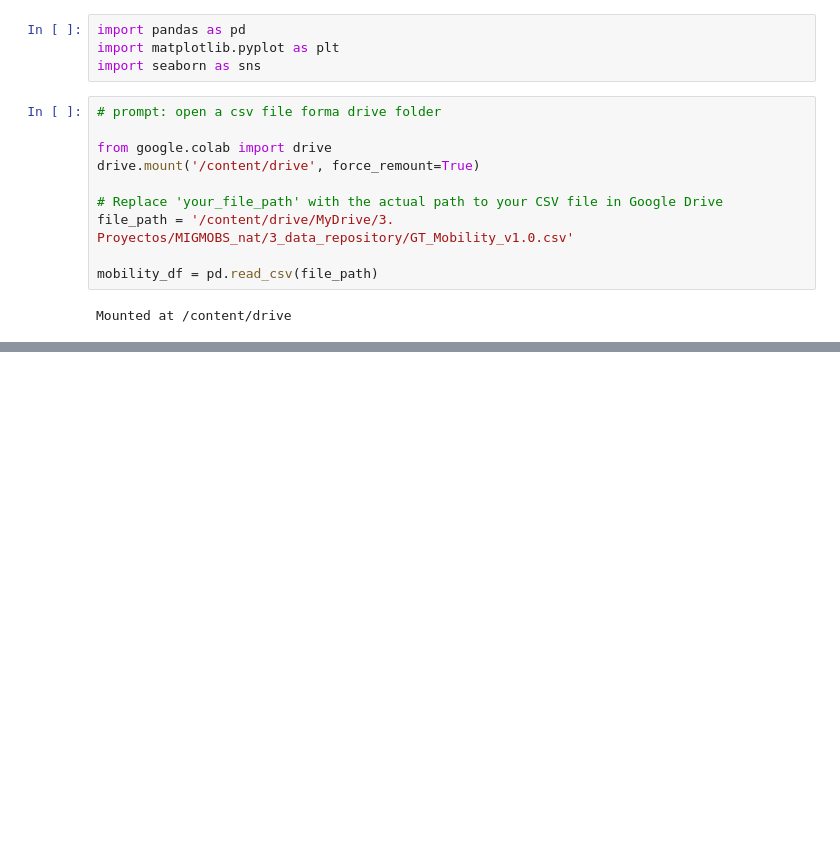
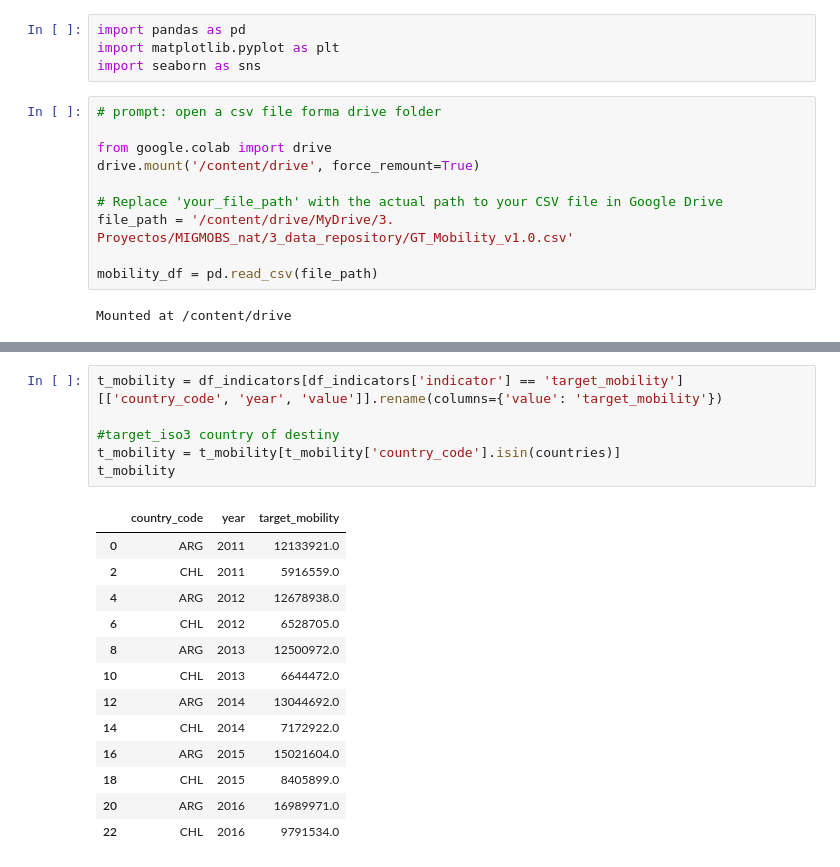
Before and after one commit to natdebandi/migmobs_exploratory, a Jupyter notebook: analisis_1.ipynb, the cells around one changed output, grey strips where cells are left out. Saved outputs shown, nothing was run; the diff lists cells and outputs as text; blank space fills up the shorter version.

```diff
--- a/analisis_1.ipynb
+++ b/analisis_1.ipynb
@@ -942,0 +155,20 @@ Generally in Argentina, before 3 months, people make some kind of regularization
+# %%
+t_mobility = df_indicators[df_indicators['indicator'] == 'target_mobility'][['country_code', 'year', 'value']].rename(columns={'value': 'target_mobility'})
+
+#target_iso3 country of destiny
+t_mobility = t_mobility[t_mobility['country_code'].isin(countries)]
+t_mobility
+# %% [output]
+|  | country_code | year | target_mobility |
+| 0 | ARG | 2011 | 12133921.0 |
+| 2 | CHL | 2011 | 5916559.0 |
+| 4 | ARG | 2012 | 12678938.0 |
+| 6 | CHL | 2012 | 6528705.0 |
+| 8 | ARG | 2013 | 12500972.0 |
+| 10 | CHL | 2013 | 6644472.0 |
+| 12 | ARG | 2014 | 13044692.0 |
+| 14 | CHL | 2014 | 7172922.0 |
+| 16 | ARG | 2015 | 15021604.0 |
+| 18 | CHL | 2015 | 8405899.0 |
+| 20 | ARG | 2016 | 16989971.0 |
+| 22 | CHL | 2016 | 9791534.0 |
```
Also changed, not shown: parts of 114 cells of this notebook.
